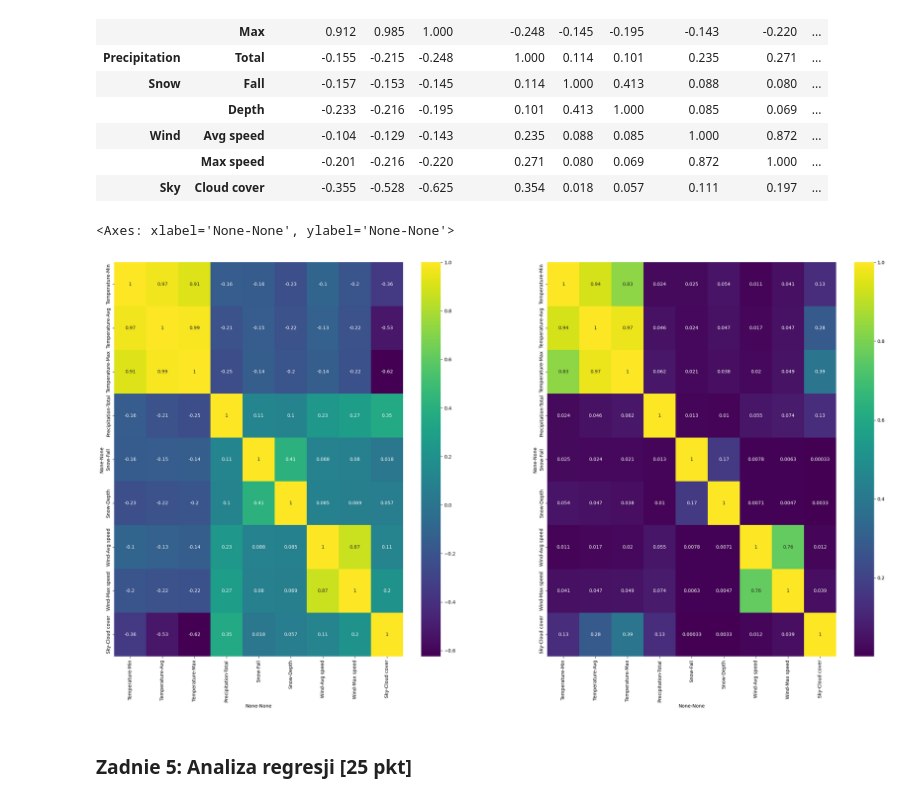
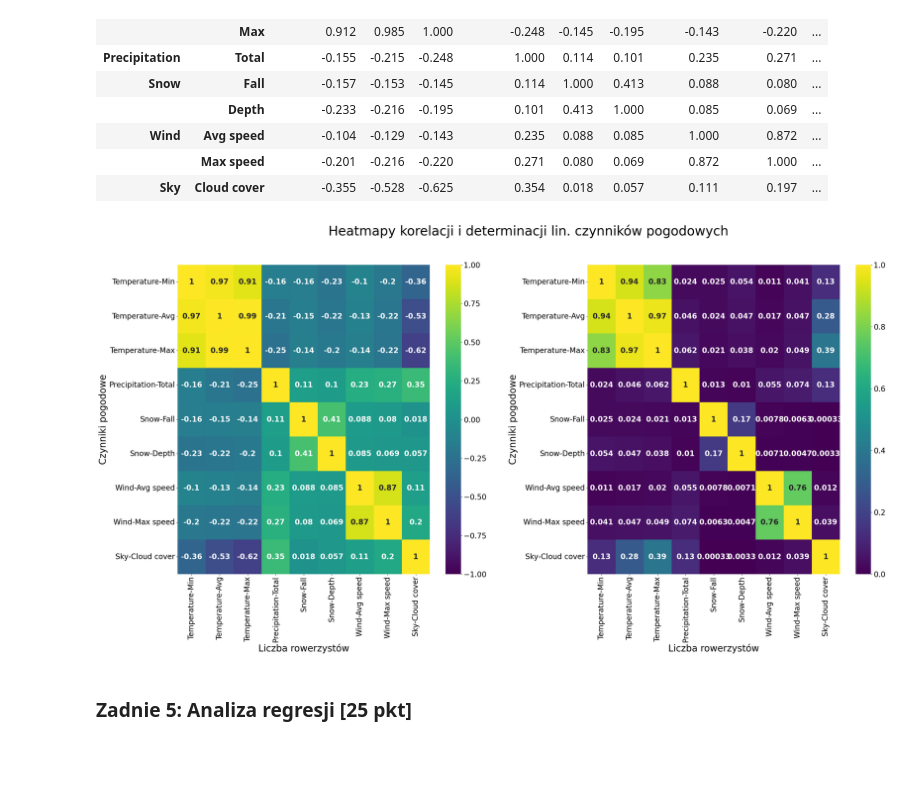
Before and after one commit to gcichy/ADwP, a Jupyter notebook: Projekt3/ZZ03_CZ03.ipynb, the cells around one changed output. Cells and saved outputs as stored; diff of their text form; code cells hidden in the pictures; blank space fills up the shorter version.

```diff
--- a/Projekt3/ZZ03_CZ03.ipynb
+++ b/Projekt3/ZZ03_CZ03.ipynb
@@ -237,13 +256,34 @@ assert np.isclose(R2_corr_2.loc[("Precipitation", "Total"), ("Sky", "Cloud cover
 # %%
 # Wykresy
 # YOUR CODE HERE
-fig, axes = plt.subplots(1, 2, figsize = [30, 15])
+fig, axes = plt.subplots(1, 2, figsize = [35, 15])
 
-sns.heatmap(R_corr_2, ax = axes[0], cmap = 'viridis', annot=True)
-sns.heatmap(R2_corr_2, ax = axes[1], cmap = 'viridis', annot=True )
+plt.suptitle('Heatmapy korelacji i determinacji lin. czynników pogodowych',fontsize = 35)
+
+h1 = sns.heatmap(R_corr_2, ax = axes[0], cmap = 'viridis', annot=True, vmin=-1, vmax=1, \
+                annot_kws={'fontsize': 20,'fontweight': 'bold'})
+plt.sca(axes[0])
+#axes[0].set_title('Heatmapa korelacji czynników pogodowych i liczby rowerzystów', fontsize = 28)
+h1.collections[0].colorbar.ax.tick_params(labelsize = 20)
+plt.yticks(rotation = 0, fontsize = 20)
+plt.xticks( fontsize = 20)
+plt.xlabel('Liczba rowerzystów',fontsize = 25)
+plt.ylabel('Czynniki pogodowe',fontsize = 25)
+
+h2 = sns.heatmap(R2_corr_2, ax = axes[1], cmap = 'viridis', annot=True , vmin=0, vmax=1, \
+                annot_kws={'fontsize': 20,'fontweight': 'bold'})
+plt.sca(axes[1])
+#axes[1].set_title('Heatmapa determ. lin. czynników pogodowych i liczby rowerzystów', fontsize = 28)
+h2.collections[0].colorbar.ax.tick_params(labelsize = 20)
+plt.yticks(rotation = 0, fontsize = 20)
+plt.xticks( fontsize = 20)
+plt.xlabel('Liczba rowerzystów',fontsize = 25)
+plt.ylabel('Czynniki pogodowe',fontsize = 25)
+
+fig.subplots_adjust(wspace=0.3)
+fig.savefig('cz3_wykresy_korelacja_2.png')
 # %% [output]
-<Axes: xlabel='None-None', ylabel='None-None'>
-[figure, old version]
+[figure, new version]
 # %% [markdown]
 ### Zadnie 5: Analiza regresji [25 pkt]
 # %% [markdown]
```
Also changed, not shown: parts of 7 cells of this notebook, 10 other files.
